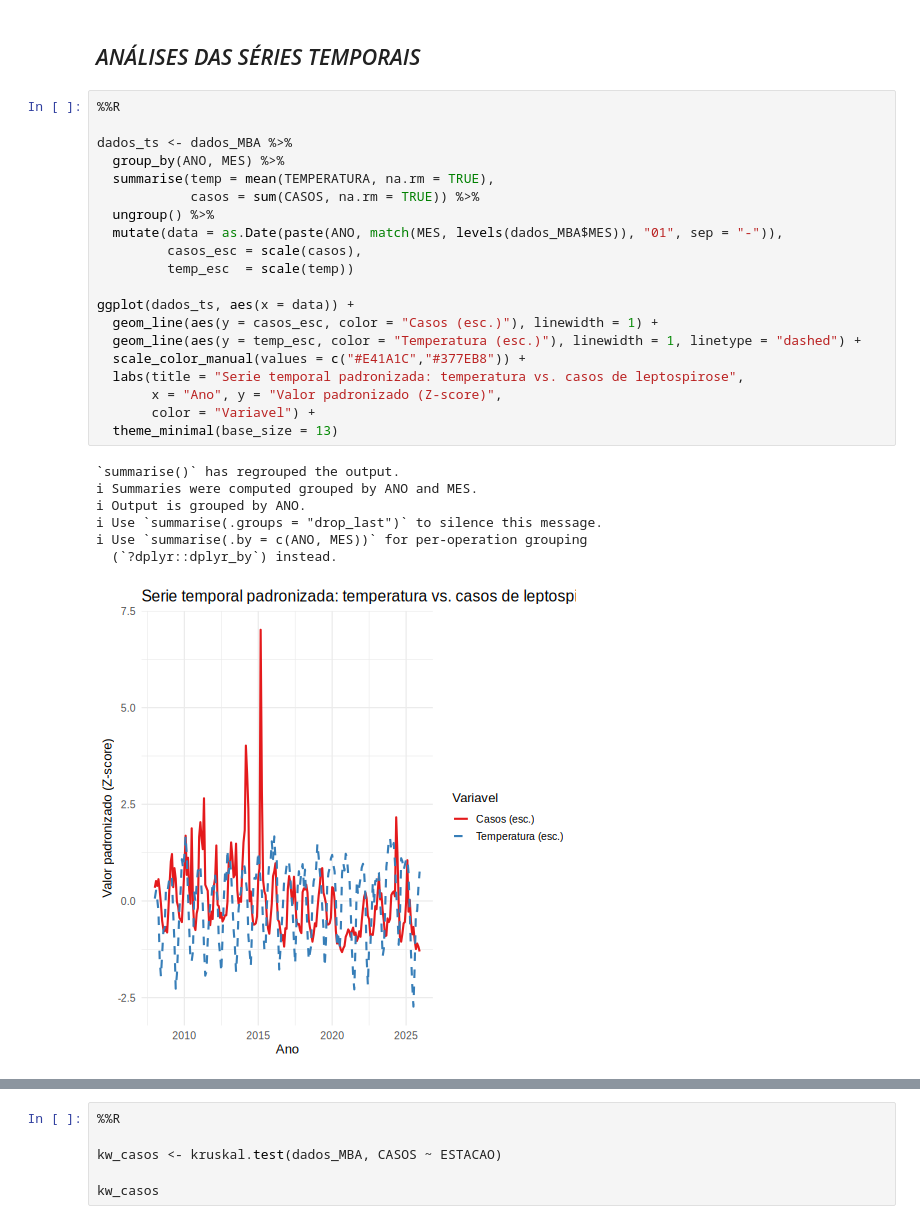
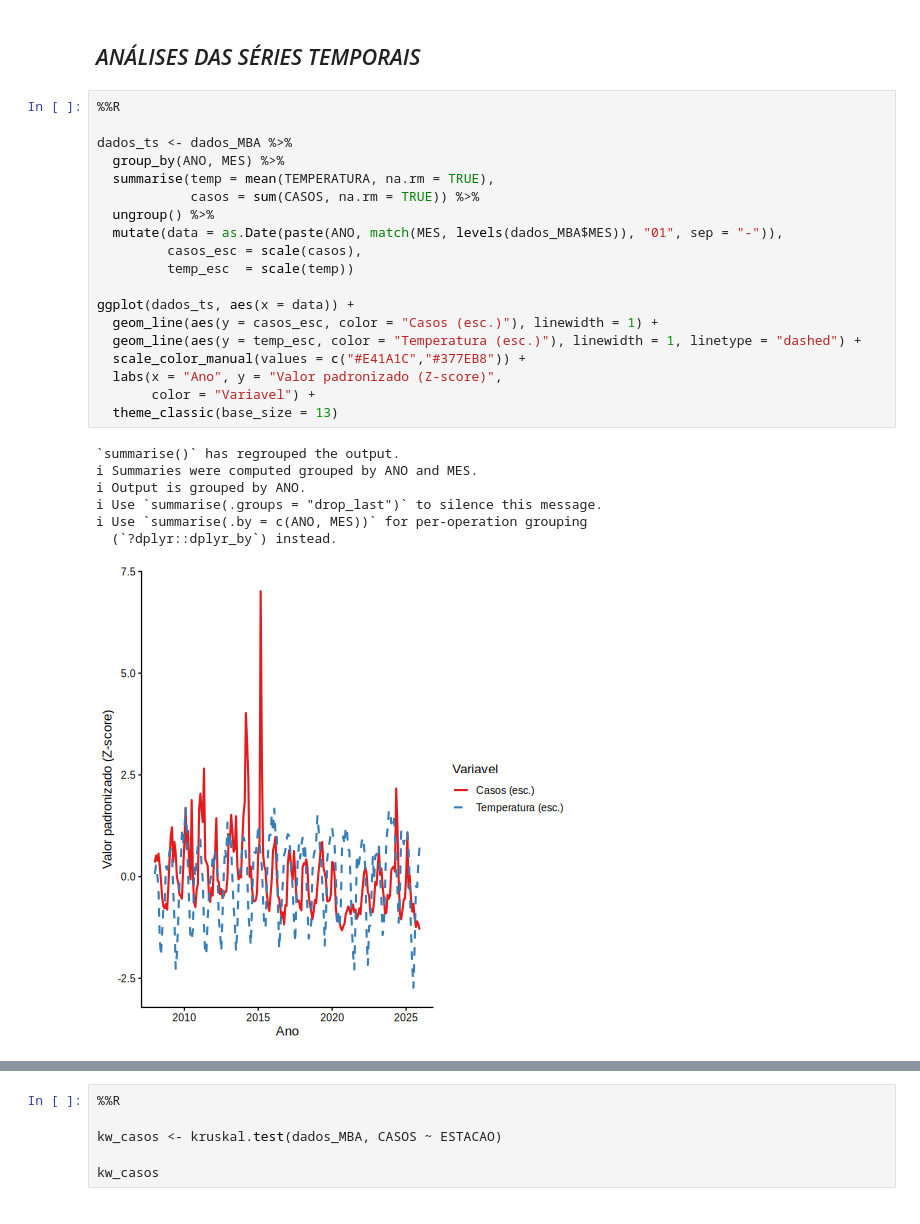
Before and after one commit to rubiakuhne123/TCC_MBAUSPEsalq, a Jupyter notebook: TCC_MBAUSPEsalq_RubiaDiazTaveirosKuhne.ipynb, the cells around one changed output, grey strips where cells are left out. Drawn from its saved outputs; the diff is of its cells as text.

```diff
--- a/TCC_MBAUSPEsalq_RubiaDiazTaveirosKuhne.ipynb
+++ b/TCC_MBAUSPEsalq_RubiaDiazTaveirosKuhne.ipynb
@@ -4189,31 +4184,30 @@ ggplot(clima_long, aes(x = MES, y = valor_z, group = variavel, color = variavel)
 # %%
 %%R
 
 dados_ts <- dados_MBA %>%
   group_by(ANO, MES) %>%
   summarise(temp = mean(TEMPERATURA, na.rm = TRUE),
             casos = sum(CASOS, na.rm = TRUE)) %>%
   ungroup() %>%
   mutate(data = as.Date(paste(ANO, match(MES, levels(dados_MBA$MES)), "01", sep = "-")),
          casos_esc = scale(casos),
          temp_esc  = scale(temp))
 
 ggplot(dados_ts, aes(x = data)) +
   geom_line(aes(y = casos_esc, color = "Casos (esc.)"), linewidth = 1) +
   geom_line(aes(y = temp_esc, color = "Temperatura (esc.)"), linewidth = 1, linetype = "dashed") +
   scale_color_manual(values = c("#E41A1C","#377EB8")) +
-  labs(title = "Serie temporal padronizada: temperatura vs. casos de leptospirose",
-       x = "Ano", y = "Valor padronizado (Z-score)",
+  labs(x = "Ano", y = "Valor padronizado (Z-score)",
        color = "Variavel") +
-  theme_minimal(base_size = 13)
+  theme_classic(base_size = 13)
 # %% [output]
 `summarise()` has regrouped the output.
 ℹ Summaries were computed grouped by ANO and MES.
 ℹ Output is grouped by ANO.
 ℹ Use `summarise(.groups = "drop_last")` to silence this message.
 ℹ Use `summarise(.by = c(ANO, MES))` for per-operation grouping
   (`?dplyr::dplyr_by`) instead.
-[figure, old version]
+[figure, new version]
 # %%
 %%R
 
```
Also changed, not shown: parts of 18 cells of this notebook.
